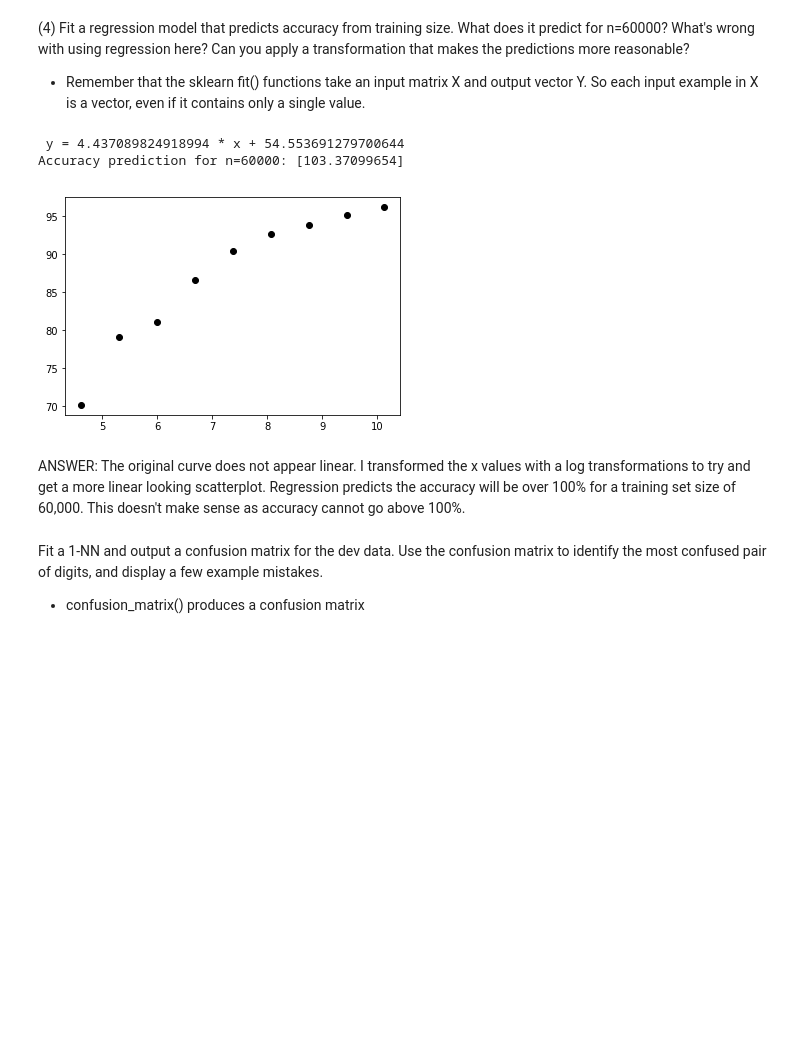
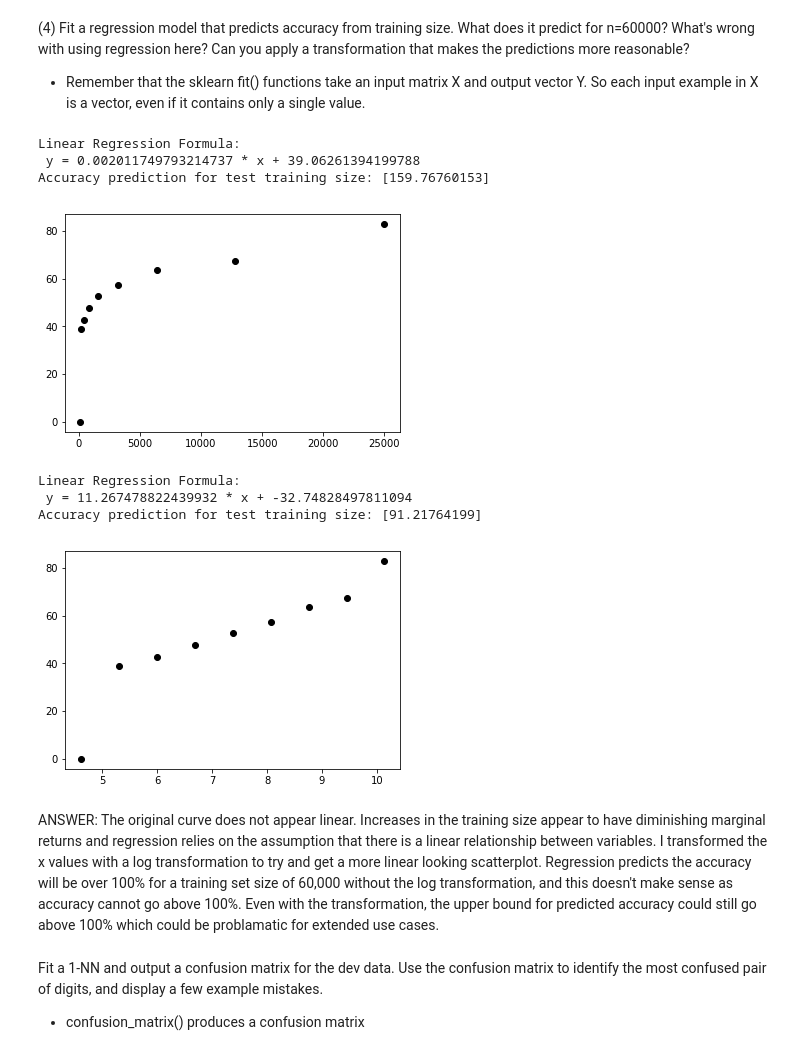
Before and after one commit to ahathaway821/w207_project1, a Jupyter notebook: alexander_hathaway_p1.ipynb, the cells around one changed output. Drawn from its saved outputs; the diff is of its cells as text; code cells hidden in the pictures; blank space fills up the shorter version.

```diff
--- a/alexander_hathaway_p1.ipynb
+++ b/alexander_hathaway_p1.ipynb
@@ -256,33 +250,51 @@ K value: 1 | Training Size: 25000 | Overall Accuracy: 0.962 | Time Elapsed: 34.1
 (4) Fit a regression model that predicts accuracy from training size. What does it predict for n=60000? What's wrong with using regression here? Can you apply a transformation that makes the predictions more reasonable?
 
 - Remember that the sklearn fit() functions take an input matrix X and output vector Y. So each input example in X is a vector, even if it contains only a single value.
-# %%
-def P4():
-
-### STUDENT START ###
-    #x_values = map(lambda x: [x], train_sizes)
-    x_values = [np.log(i) for i in train_sizes]
-    x_values = np.array(x_values).reshape(-1,1)
-    y_values = [i * 100 for i in accuracies] # Convert decimals to percentages
-    reg = LinearRegression().fit(x_values, y_values)
-
-    m = reg.coef_[0]
-    b = reg.intercept_
-    print(' y = {0} * x + {1}'.format(m, b))
-    plt.scatter(x_values, y_values,  color='black')
-
-    test_size = 60000
-    print(f'Accuracy prediction for n={test_size}: {reg.predict(np.array([[np.log(test_size)]]))}')
-
-### STUDENT END ###
-
-P4()
-# %% [output]
- y = 4.437089824918994 * x + 54.553691279700644
-Accuracy prediction for n=60000: [103.37099654]
-[figure, removed]
+# %%
+def plot_knn_accuracy_for_training_sizes(x_values, y_values, test_size):
+    x_values = np.array(x_values).reshape(-1,1)
+    reg = LinearRegression().fit(x_values, y_values)
+
+    m = reg.coef_[0]
+    b = reg.intercept_
+    print('Linear Regression Formula:')
+    print(' y = {0} * x + {1}'.format(m, b))
+    plot = plt.scatter(x_values, y_values,  color='black')
+    print(f'Accuracy prediction for test training size: {reg.predict(np.array([[test_size]]))}')
+    return plot
+
+def P4():
+    test_train_size = 60000
+
+    x_values = train_sizes
+    x_values = np.array(x_values).reshape(-1,1)
+    y_values = [i * 100 for i in accuracies] # Convert decimals to percentages
+
+    plot1 = plot_knn_accuracy_for_training_sizes(train_sizes, y_values, test_train_size)
+    plt.show(plot1)
+    print()
+    print()
+    print()
+
+    # Perform log transformation on training sizes
+    x_values = [np.log(i) for i in train_sizes]
+    x_values = np.array(x_values).reshape(-1,1)
+    plot2 = plot_knn_accuracy_for_training_sizes(x_values, y_values, np.log(test_train_size))
+    plt.show(plot2)
+
+
+P4()
+# %% [output]
+Linear Regression Formula:
+ y = 0.002011749793214737 * x + 39.06261394199788
+Accuracy prediction for test training size: [159.76760153]
+[figure, added]
+Linear Regression Formula:
+ y = 11.267478822439932 * x + -32.74828497811094
+Accuracy prediction for test training size: [91.21764199]
+[figure, added]
 # %% [markdown]
-ANSWER: The original curve does not appear linear. I transformed the x values with a log transformations to try and get a more linear looking scatterplot. Regression predicts the accuracy will be over 100% for a training set size of 60,000. This doesn't make sense as accuracy cannot go above 100%.
+ANSWER: The original curve does not appear linear. Increases in the training size appear to have diminishing marginal returns and regression relies on the assumption that there is a linear relationship between variables. I transformed the x values with a log transformation to try and get a more linear looking scatterplot. Regression predicts the accuracy will be over 100% for a training set size of 60,000 without the log transformation, and this doesn't make sense as accuracy cannot go above 100%. Even with the transformation, the upper bound for predicted accuracy could still go above 100% which could be problamatic for extended use cases.
 # %% [markdown]
 Fit a 1-NN and output a confusion matrix for the dev data. Use the confusion matrix to identify the most confused pair of digits, and display a few example mistakes.
 
```
Also changed, not shown: parts of 33 cells of this notebook.
